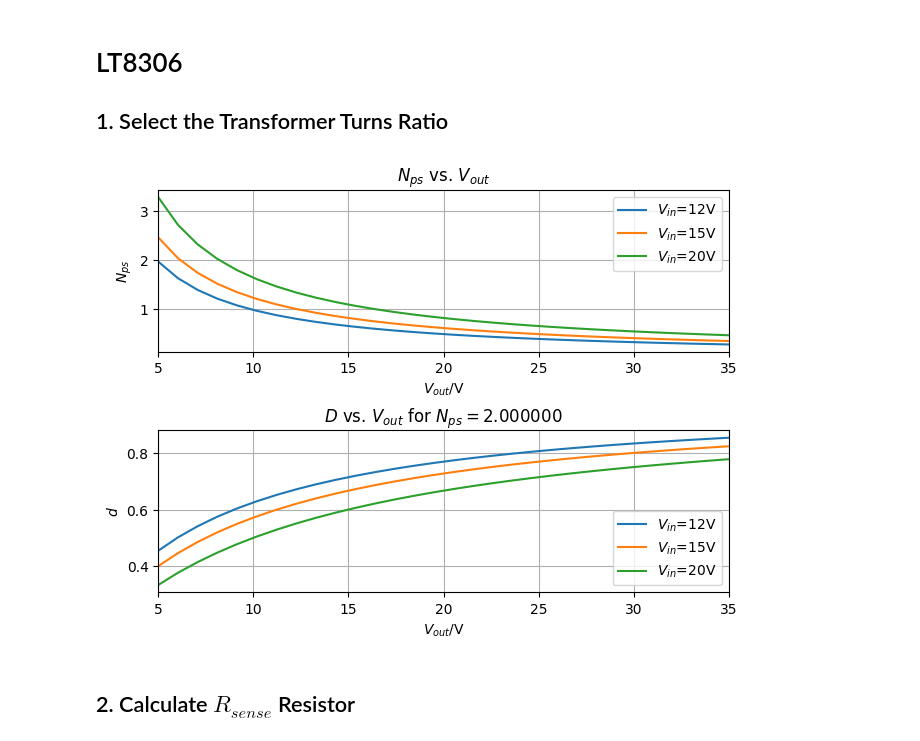
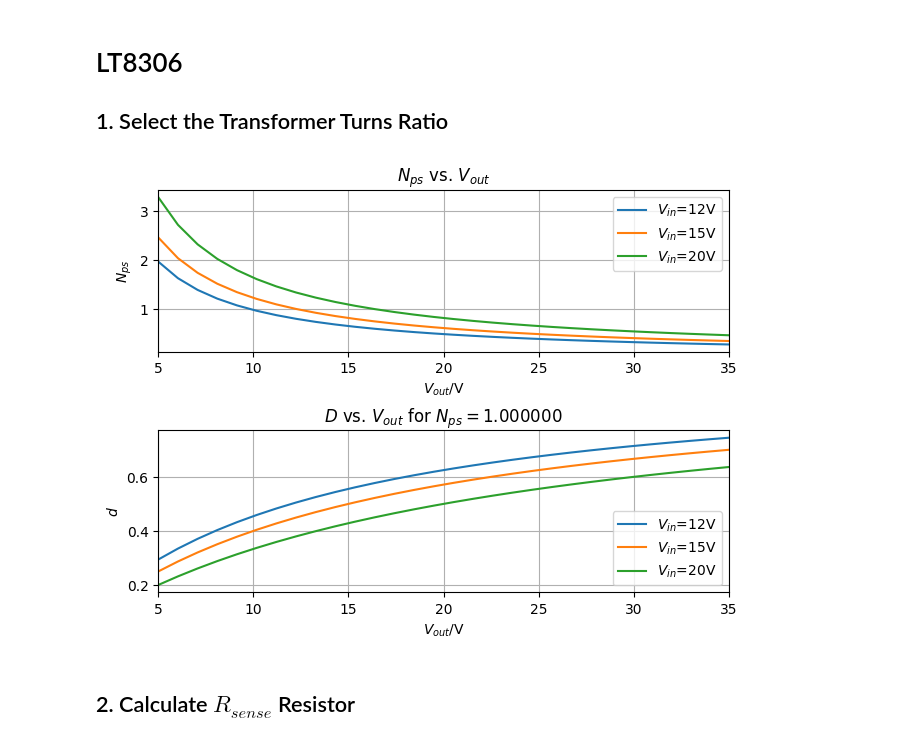
Before and after one commit to juulsA/usb-c-pd-vps, a Jupyter notebook: calculations/usb-c-pd-vps.ipynb, the cells around one changed output. Drawn from its saved outputs; the diff is of its cells as text; code cells hidden in the pictures.

```diff
--- a/calculations/usb-c-pd-vps.ipynb
+++ b/calculations/usb-c-pd-vps.ipynb
@@ -19,35 +19,35 @@ for i in range(len(v_in)):
         n_ps[i,j] = d_max * v_in[i] / ((1 - d_max) * (v_out[j] + v_f)) # primary to secondary winding ratio
 
 # select n_ps = 1 for design
-n_ps_design = 2
+n_ps_design = 1
 
 # calucate duty cycle for fixed n_ps value
 for i in range(len(v_in)):
     for j in range(len(v_out)):
         d[i,j] = ((v_out[j] + v_f)*n_ps_design)/(v_in[i] + (v_out[j] + v_f) * n_ps_design)
 
 fig, ax = plt.subplots(2, 1, constrained_layout=True) # create figure
 
 for i in range(len(v_in)):
     ax[0].plot(v_out, n_ps[i, :])
     ax[1].plot(v_out, d[i, :])
 
 # plots
 ax[0].set_title('$N_{ps}$ vs. $V_{out}$')
 ax[0].legend(['$V_{in}$=12V', '$V_{in}$=15V', '$V_{in}$=20V'])
 ax[0].set_xlabel('$V_{out}$/V')
 ax[0].set_ylabel('$N_{ps}$')
 ax[0].set_xlim(np.min(v_out),np.max(v_out))
 ax[0].grid(True)
 
 ax[1].set_title('$D$ vs. $V_{out}$ for $N_{ps} = %f$' % n_ps_design)
 ax[1].legend(['$V_{in}$=12V', '$V_{in}$=15V', '$V_{in}$=20V'])
 ax[1].set_xlabel('$V_{out}$/V')
 ax[1].set_ylabel('$d$')
 ax[1].set_xlim(np.min(v_out),np.max(v_out))
 ax[1].grid(True)
 # %% [output]
-[figure, old version]
+[figure, new version]
 # %% [markdown]
 ## 2. Calculate $R_{sense}$ Resistor
 # %%
```
Also changed, not shown: parts of 4 cells of this notebook.
